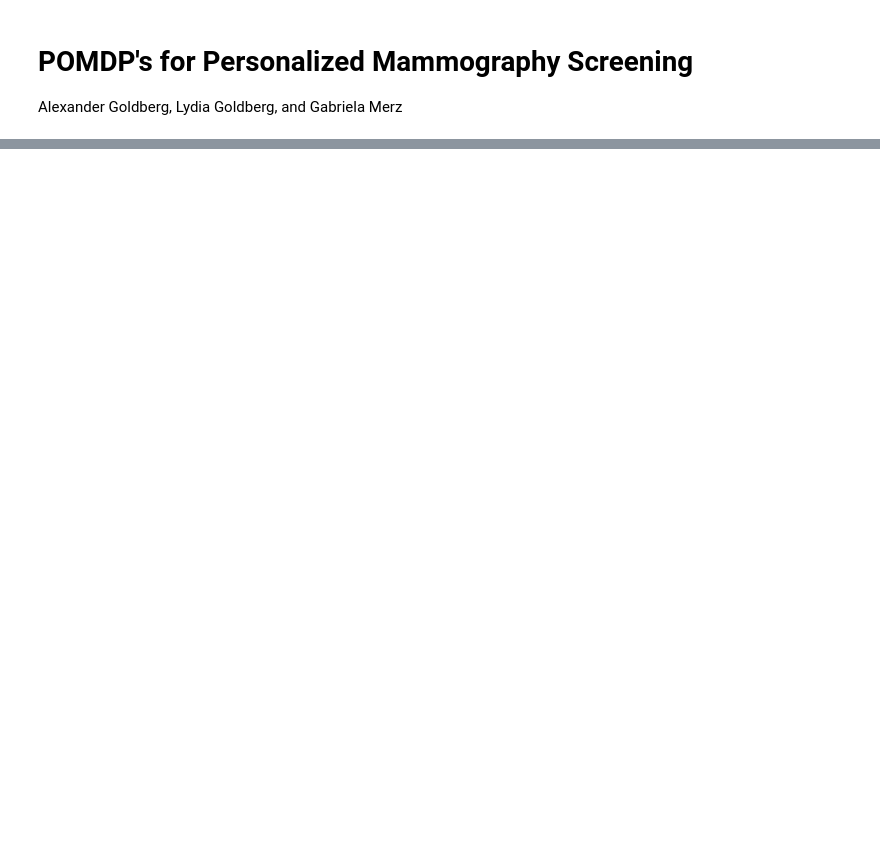
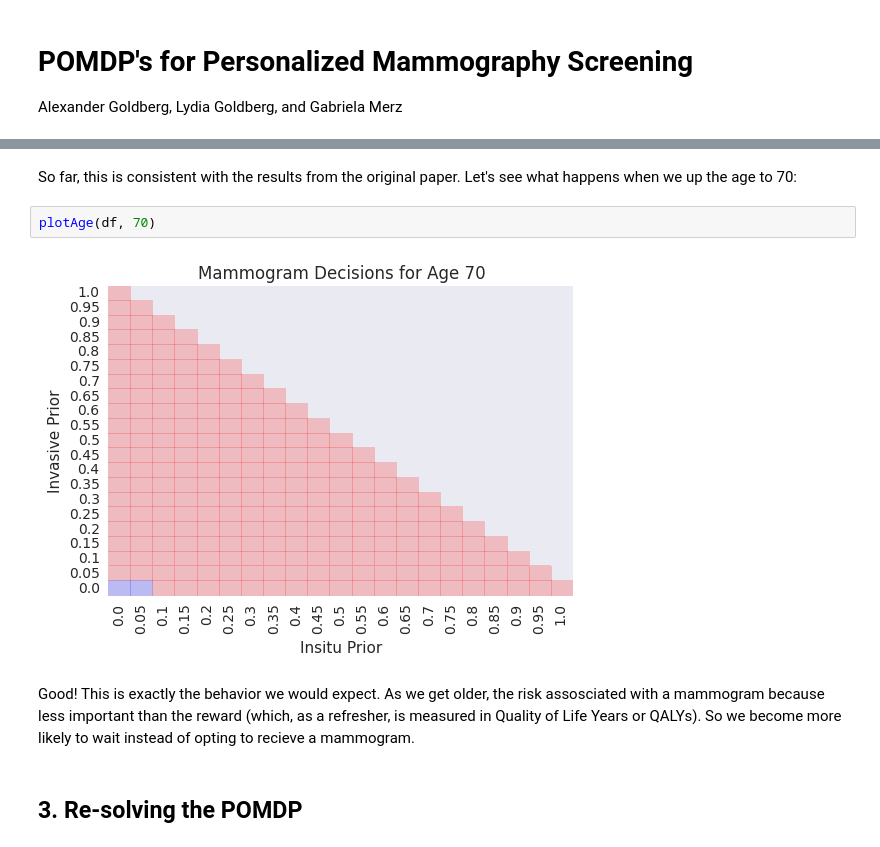
Before and after one commit to gcmerz/pomdp, a Jupyter notebook: POMDP's for Personalized Mammography Screening.ipynb, the cells around one changed output, grey strips where cells are left out. Cells and saved outputs as stored; diff of their text form; blank space fills up the shorter version.

```diff
--- a/POMDP's for Personalized Mammography Screening.ipynb
+++ b/POMDP's for Personalized Mammography Screening.ipynb
@@ -61,0 +153,10 @@ In the file model.py you will find our implementation of the model! We have impl
+# %% [markdown]
+So far, this is consistent with the results from the original paper. Let's see what happens when we up the age to 70:
+# %%
+plotAge(df, 70)
+# %% [output]
+[figure, added]
+# %% [markdown]
+Good! This is exactly the behavior we would expect. As we get older, the risk assosciated with a mammogram because less important than the reward (which, as a refresher, is measured in Quality of Life Years or QALYs). So we become more likely to wait instead of opting to recieve a mammogram.
+# %% [markdown]
+## 3. Re-solving the POMDP
```
Also changed, not shown: parts of 35 cells of this notebook, 3 other files.
